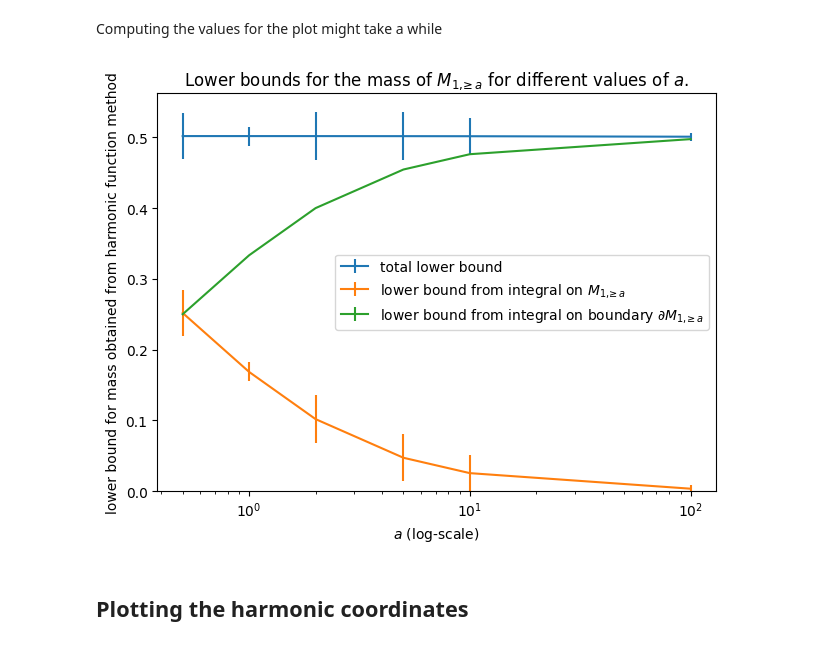
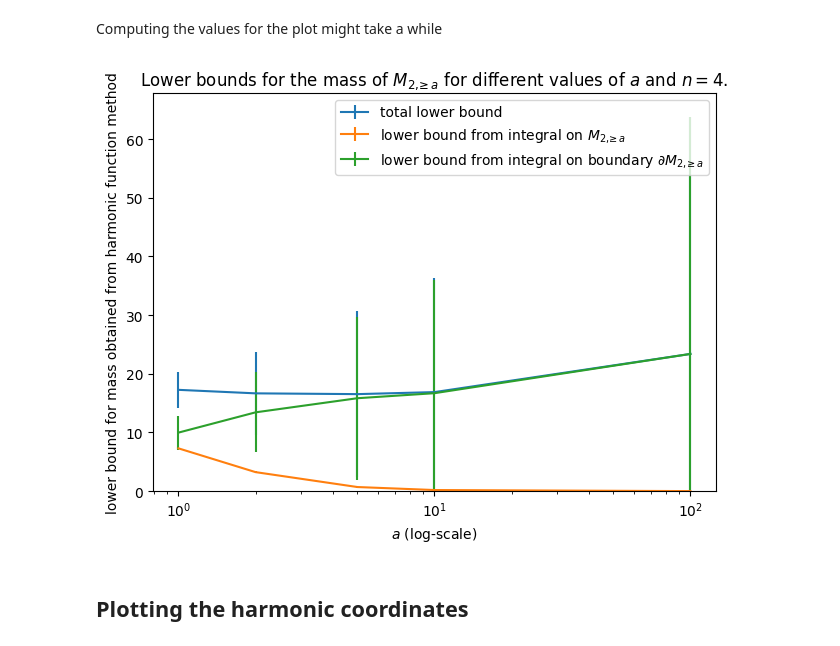
Before and after one commit to r0uv3n/Thesis-Writing, a Jupyter notebook: computations_and_graphs/computations_and_graphs.ipynb, the cells around one changed output. Cells and saved outputs as stored; diff of their text form; code cells hidden in the pictures.

```diff
--- a/computations_and_graphs/computations_and_graphs.ipynb
+++ b/computations_and_graphs/computations_and_graphs.ipynb
@@ -215,3 +280,0 @@ normal_vector_to_noncompact_boundary._compute_covariant_component=nu_compute_cov
-# %%
-H=sum(g(-i,-j)*normal_vector_to_noncompact_boundary.covariantD(i,j) for i,j in variations(range(1,dim+1),2,True))
-display(Markdown(f"Mean curvature $H$ of non-compact boundary is ${sympy.latex(H.simplify())}$, which is the same as $\\frac{{2m}}{{{{|x|}}^3\\cdot \omega^3}}x_1={sympy.latex(2*m*x1/(R**3*omega**3).simplify())}$."))
@@ -222,8 +283,8 @@ The above is greater than $0$ in particular if $x_1>0$. We can now also write do
 # %%
-lower_bound_integrand_over_boundary = 2*(H.subs(x1,0).simplify()*abs_nabla_u1)*omega**4
+lower_bound_integrand_over_boundary = 2*(H.subs(x1,0).simplify()*abs_nabla_u1)*hypersurface_volume_element
 print(f"{lower_bound_integrand_over_boundary=}")
 
-lower_bound_modified_integrand_over_boundary = 2*(H.subs(x1,a).simplify()*abs_nabla_u1_modified)*omega**4
+lower_bound_modified_integrand_over_boundary = 2*(H.subs(x1,a).simplify()*abs_nabla_u1_modified)*hypersurface_volume_element
 # %% [output]
 lower_bound_integrand_over_boundary=0
 # %% [markdown]
@@ -244,7 +305,10 @@ We can now do the numerical integration. Due to symmetry we are able to only int
 # %%
-x1range=lambda r_critical:[0,np.inf]
+number_quadrants = 2**(dim-1)
 
-def non_bounded_coords_range(*args):
+def most_coords_range(*args):
+  return [0,np.inf]
+
+def xn_range(*args):
   *previous_x_values,r_critical = args
-  return [np.sqrt(max(r_critical**2-sum(previous_x_value**2 for previous_x_value in previous_x_values),0)),np.inf]
+  return [np.sqrt(max(sum(previous_x_value**2-r_critical**2 for previous_x_value in previous_x_values),0)),np.inf]
 # %% [markdown]
@@ -329,10 +393,10 @@ def calculate_lower_bound_modified(a_value,r_critical_value):
         full_output=True,
         opts={"limit": 1},
     )
-    lower_bound_M = 2 ** (dim - 1) * result_on_M[0]
-    lower_bound_boundary = 2 ** (dim - 1) * result_on_boundary[0]
-    error_M = 2 ** (dim - 1) * result_on_M[1]
-    error_boundary = 2 ** (dim - 1) * result_on_boundary[1]
+    lower_bound_M = normalization*number_quadrants * result_on_M[0]
+    lower_bound_boundary = normalization*number_quadrants * result_on_boundary[0]
+    error_M = normalization*number_quadrants * result_on_M[1]
+    error_boundary = normalization*number_quadrants * result_on_boundary[1]
     # number_evaluations_modified = result_on_M[2]['neval'] + result_on_boundary[2]['neval'] # most of these will come from the boundary integral where we set the `limit` parameter higher
     total_lower_bound = lower_bound_M + lower_bound_boundary
     total_error = error_M + error_boundary
@@ -361,17 +425,17 @@ total_lower_bounds,total_errors,lower_bounds_M, errors_M, lower_bounds_boundary,
 # %%
 plt.errorbar(a_values,total_lower_bounds,yerr=total_errors,label=f"total lower bound")
 plt.errorbar(a_values,lower_bounds_M,yerr=errors_M,label=f"lower bound from integral on $ M_{{{m_value},\!\!\geq a}}$")
 plt.errorbar(a_values,lower_bounds_boundary,yerr=errors_boundary,label=f"lower bound from integral on boundary $\partial M_{{{m_value},\!\!\geq a}}$")
 plt.xscale('log')
 plt.gca().set_ylim(bottom=0)
 plt.xlabel("$a$ (log-scale)")
 plt.ylabel("lower bound for mass obtained from harmonic function method")
 plt.legend()
 plt.tight_layout()
-plt.title(f"Lower bounds for the mass of $M_{{{m_value},\!\!\geq a}}$ for different values of $a$.")
+plt.title(f"Lower bounds for the mass of $M_{{{m_value},\!\!\geq a}}$ for different values of $a$ and $n={dim}$.")
 plt.savefig("../figures/lower_bounds_for_different_values_of_a",bbox_inches='tight')
 # %% [output]
-[figure, old version]
+[figure, new version]
 # %% [markdown]
 ## Plotting the harmonic coordinates
 # %% [markdown]
```
Also changed, not shown: parts of 55 cells of this notebook, 5 other files.
